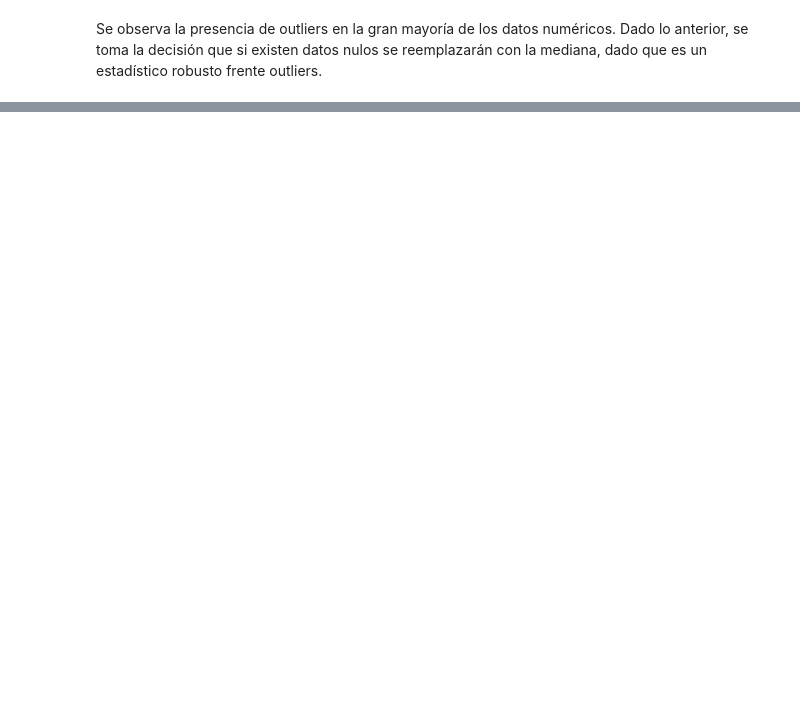
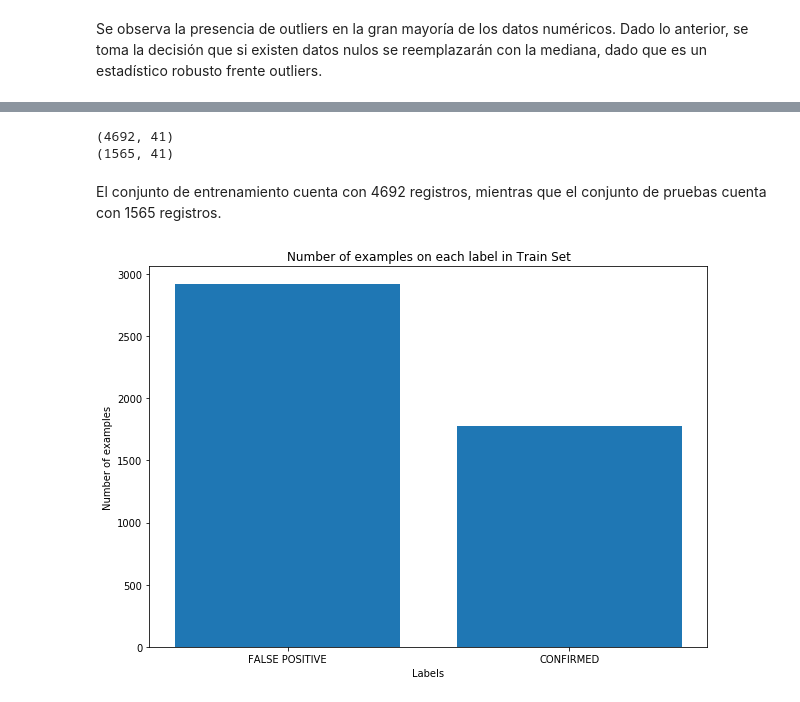
Before and after one commit to Umauro/ANN-T1, a Jupyter notebook: Pregunta 1.ipynb, the cells around one changed output, grey strips where cells are left out. Saved outputs shown, nothing was run; the diff lists cells and outputs as text; code cells hidden in the pictures; blank space fills up the shorter version.

```diff
--- a/Pregunta 1.ipynb
+++ b/Pregunta 1.ipynb
@@ -86,0 +105,18 @@ X_test = df_X_test.values[:,1:]
+# %%
+print(X_train.shape)
+print(X_test.shape)
+# %% [output]
+(4692, 41)
+(1565, 41)
+# %% [markdown]
+El conjunto de entrenamiento cuenta con 4692 registros, mientras que el conjunto de pruebas cuenta con 1565 registros.
+# %%
+plt.figure(figsize=(10,7))
+plt.title("Number of examples on each label in Train Set")
+plt.bar(['0','1'],[len(y_train)-y_train.sum(),y_train.sum()])
+plt.xlabel("Labels")
+plt.ylabel("Number of examples")
+plt.xticks([0,1],['FALSE POSITIVE','CONFIRMED'])
+plt.show()
+# %% [output]
+[figure, added]
```
Also changed, not shown: parts of 15 cells of this notebook.
